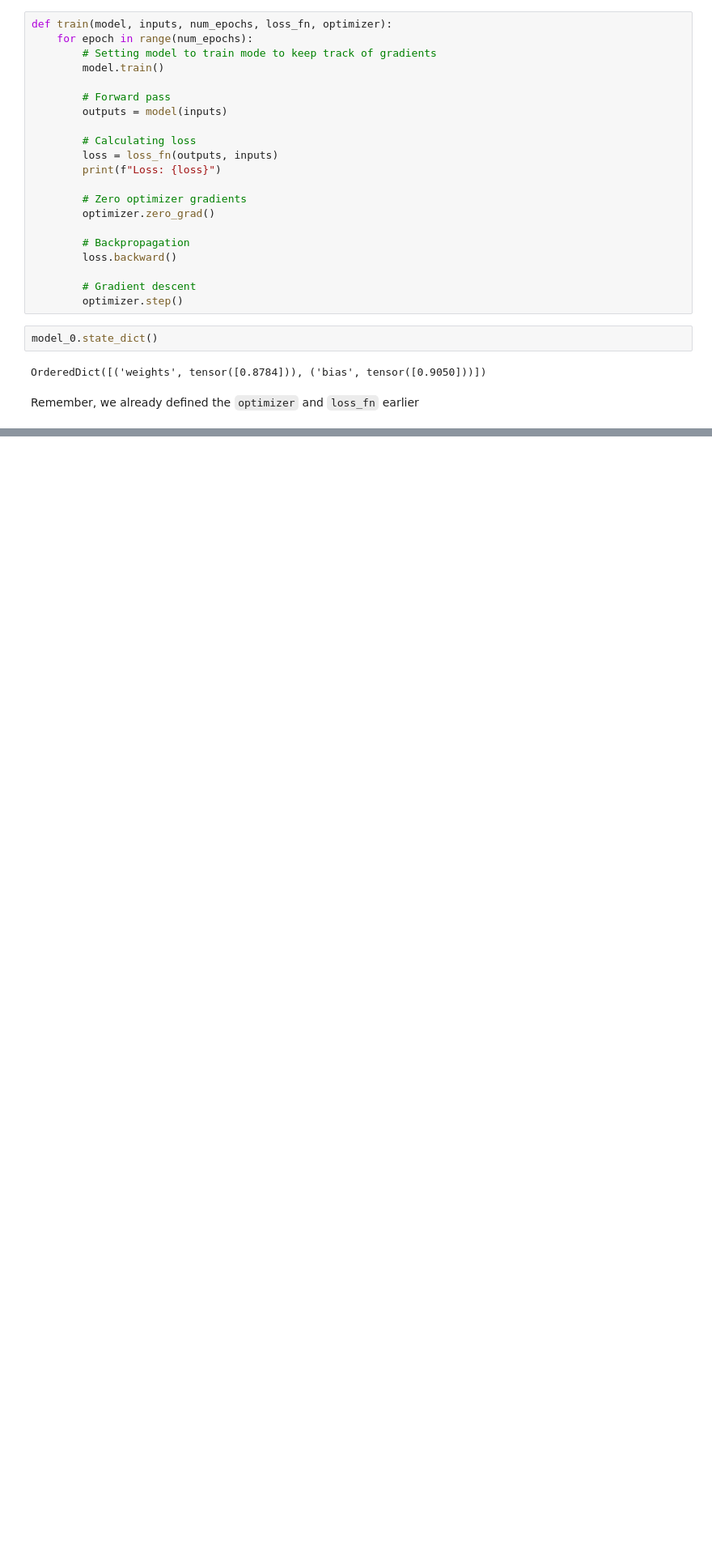
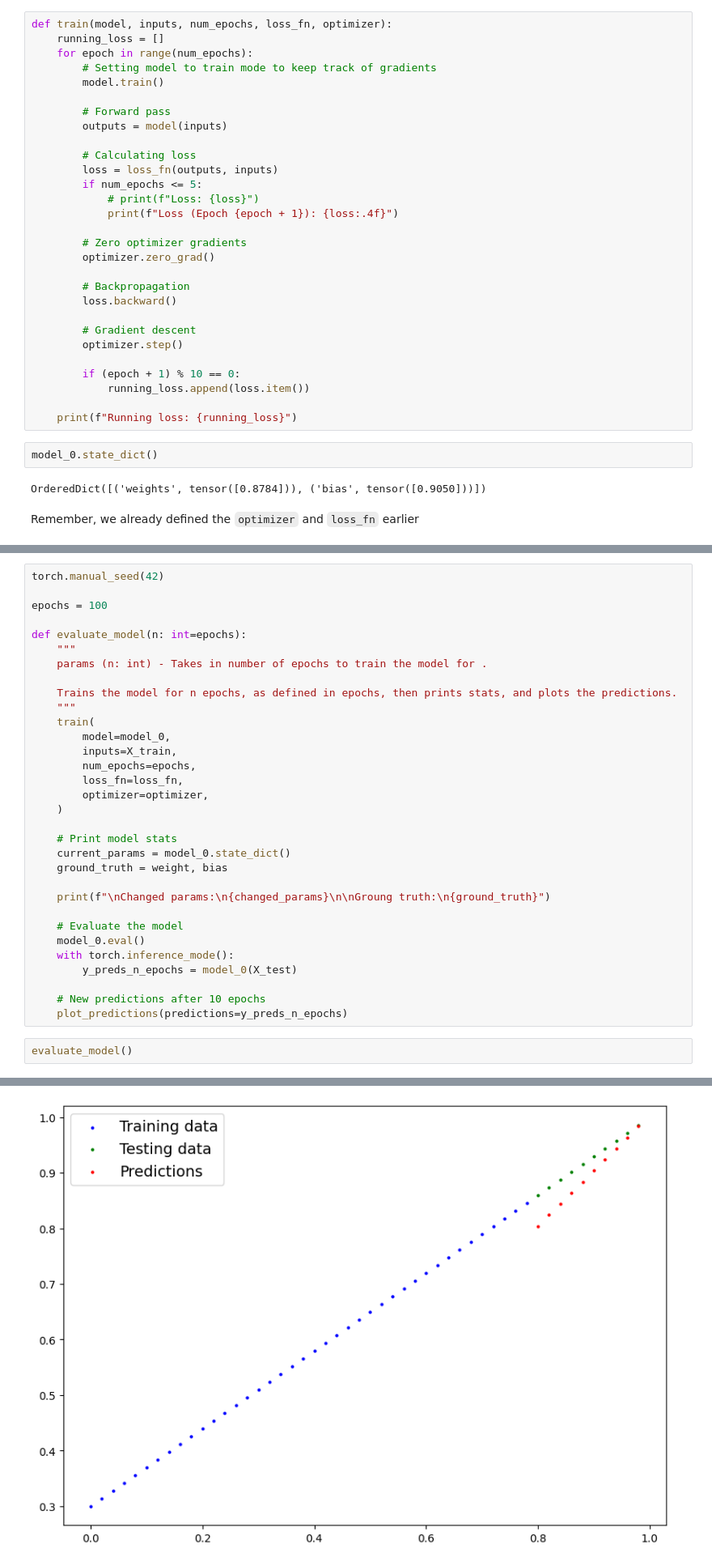
Before and after one commit to CYST084/_PyTorch-for-Deep-Learning---Machine-Learning, a Jupyter notebook: 01_pytorch_workflow.ipynb, the cells around one changed output, grey strips where cells are left out. Shown at 81% size. Drawn from its saved outputs; the diff is of its cells as text; blank space fills up the shorter version.

```diff
--- a/01_pytorch_workflow.ipynb
+++ b/01_pytorch_workflow.ipynb
@@ -427,6 +427,7 @@ OrderedDict({'weights': tensor([0.8784]), 'bias': tensor([0.9050])})
 Let's move the training logic into a function we can call throughout
 # %%
 def train(model, inputs, num_epochs, loss_fn, optimizer):
+    running_loss = []
     for epoch in range(num_epochs):
         # Setting model to train mode to keep track of gradients
         model.train()
@@ -436,7 +437,9 @@ def train(model, inputs, num_epochs, loss_fn, optimizer):
 
         # Calculating loss
         loss = loss_fn(outputs, inputs)
-        print(f"Loss: {loss}")
+        if num_epochs <= 5:
+            # print(f"Loss: {loss}")
+            print(f"Loss (Epoch {epoch + 1}): {loss:.4f}")
 
         # Zero optimizer gradients
         optimizer.zero_grad()
@@ -446,6 +449,11 @@ def train(model, inputs, num_epochs, loss_fn, optimizer):
 
         # Gradient descent
         optimizer.step()
+
+        if (epoch + 1) % 10 == 0:
+            running_loss.append(loss.item())
+
+    print(f"Running loss: {running_loss}")
 # %%
 model_0.state_dict()
 # %% [output]
@@ -491,0 +518,35 @@ we can even change the epoch to any number, like 5, 10 ... and we can see how th
+# %%
+torch.manual_seed(42)
+
+epochs = 100
+
+def evaluate_model(n: int=epochs):
+    """
+    params (n: int) - Takes in number of epochs to train the model for .
+
+    Trains the model for n epochs, as defined in epochs, then prints stats, and plots the predictions.
+    """
+    train(
+        model=model_0,
+        inputs=X_train,
+        num_epochs=epochs,
+        loss_fn=loss_fn,
+        optimizer=optimizer,
+    )
+
+    # Print model stats
+    current_params = model_0.state_dict()
+    ground_truth = weight, bias
+
+    print(f"\nChanged params:\n{changed_params}\n\nGroung truth:\n{ground_truth}")
+
+    # Evaluate the model
+    model_0.eval()
+    with torch.inference_mode():
+        y_preds_n_epochs = model_0(X_test)
+
+    # New predictions after 10 epochs
+    plot_predictions(predictions=y_preds_n_epochs)
+# %%
+evaluate_model()
+# %% [output]
@@ -491,0 +560 @@ we can even change the epoch to any number, like 5, 10 ... and we can see how th
+[figure, added]
```
Also changed, not shown: parts of 9 cells of this notebook.
